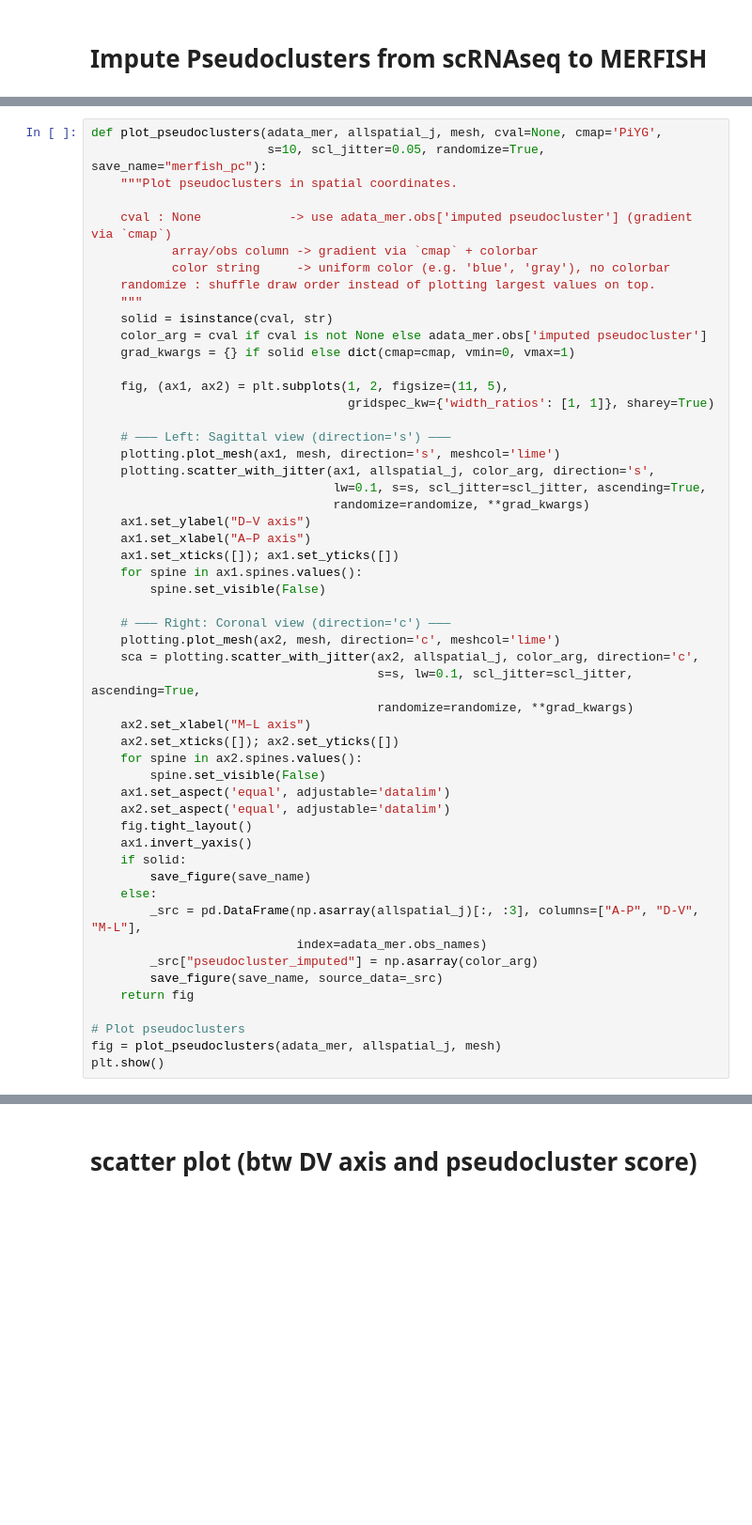
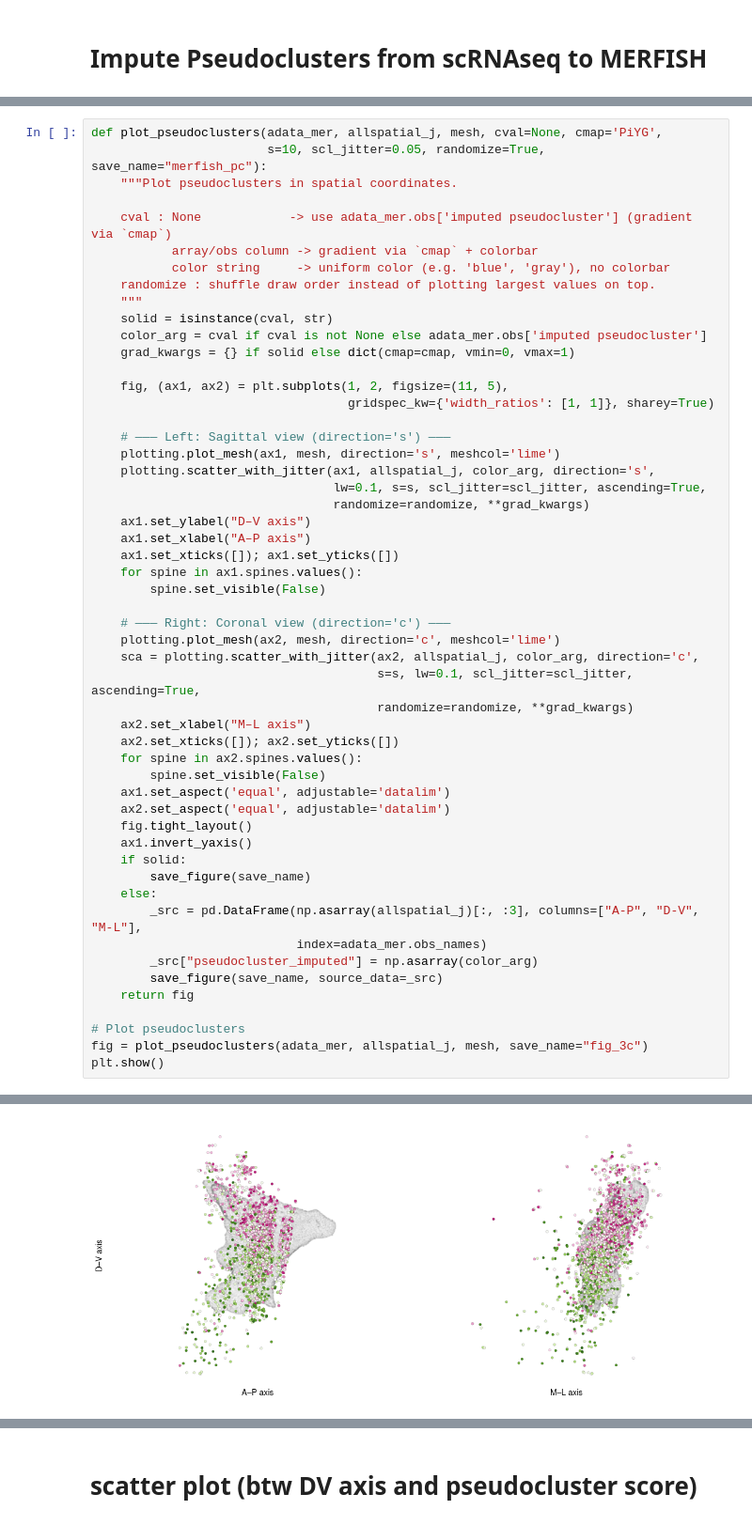
Before and after one commit to ShuonanChen/LCNE_transcriptomics, a Jupyter notebook: code/notebooks/merfish/plot_all_merfish_figs.ipynb, the cells around one changed output, grey strips where cells are left out. Shown at 94% size. Drawn from its saved outputs; the diff is of its cells as text; blank space fills up the shorter version.

```diff
--- a/code/notebooks/merfish/plot_all_merfish_figs.ipynb
+++ b/code/notebooks/merfish/plot_all_merfish_figs.ipynb
@@ -657,5 +731,6 @@ def plot_pseudoclusters(adata_mer, allspatial_j, mesh, cval=None, cmap='PiYG',
     return fig
 
 # Plot pseudoclusters
-fig = plot_pseudoclusters(adata_mer, allspatial_j, mesh)
+fig = plot_pseudoclusters(adata_mer, allspatial_j, mesh, save_name="fig_3c")
 plt.show()
+# %% [output]
@@ -662,3 +745,4 @@ plt.show()
+[figure, added]
 # %%
 def plot_confidence_metrics(adata_mer, allspatial_j,conf_mer, mesh, s=10, scl_jitter=0.05):
     """Plot confidence interval width and confidence power for pseudocluster imputation."""
```
Also changed, not shown: parts of 19 cells of this notebook, 6 other files.
